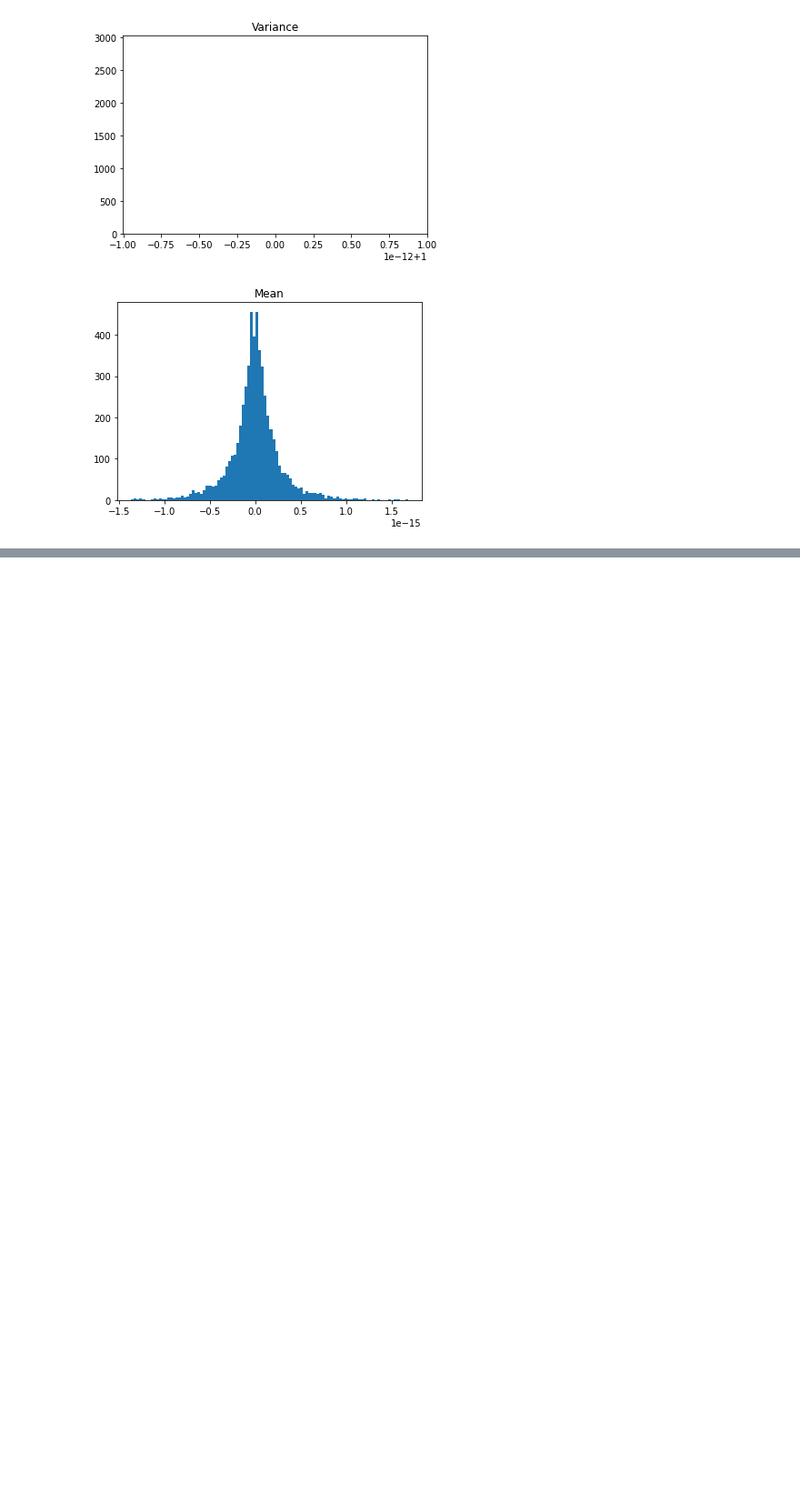
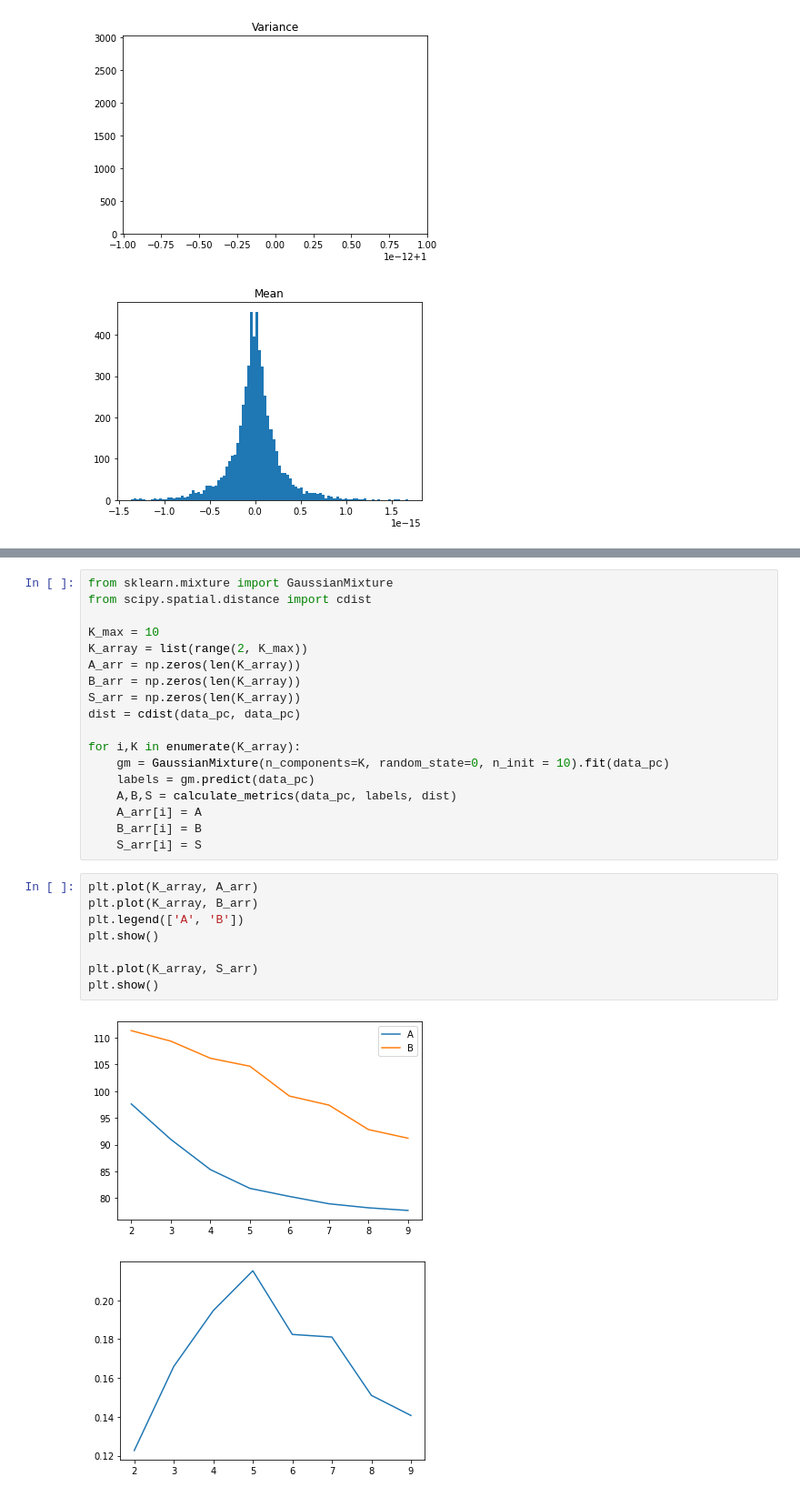
Before and after one commit to dtonderski/statistical_learning_for_big_data, a Jupyter notebook: Homework 2/Untitled.ipynb, the cells around one changed output, grey strips where cells are left out. Shown at 91% size. Cells and saved outputs as stored; diff of their text form; blank space fills up the shorter version.

```diff
--- a/Homework 2/Untitled.ipynb
+++ b/Homework 2/Untitled.ipynb
@@ -60,0 +98,29 @@ cov =
+# %%
+from sklearn.mixture import GaussianMixture
+from scipy.spatial.distance import cdist
+
+K_max = 10
+K_array = list(range(2, K_max))
+A_arr = np.zeros(len(K_array))
+B_arr = np.zeros(len(K_array))
+S_arr = np.zeros(len(K_array))
+dist = cdist(data_pc, data_pc)
+
+for i,K in enumerate(K_array):
+    gm = GaussianMixture(n_components=K, random_state=0, n_init = 10).fit(data_pc)
+    labels = gm.predict(data_pc)
+    A,B,S = calculate_metrics(data_pc, labels, dist)
+    A_arr[i] = A
+    B_arr[i] = B
+    S_arr[i] = S
+# %%
+plt.plot(K_array, A_arr)
+plt.plot(K_array, B_arr)
+plt.legend(['A', 'B'])
+plt.show()
+
+plt.plot(K_array, S_arr)
+plt.show()
+# %% [output]
+[figure, added]
+[figure, added]
```
Also changed, not shown: parts of 6 cells of this notebook, 2 other files.
